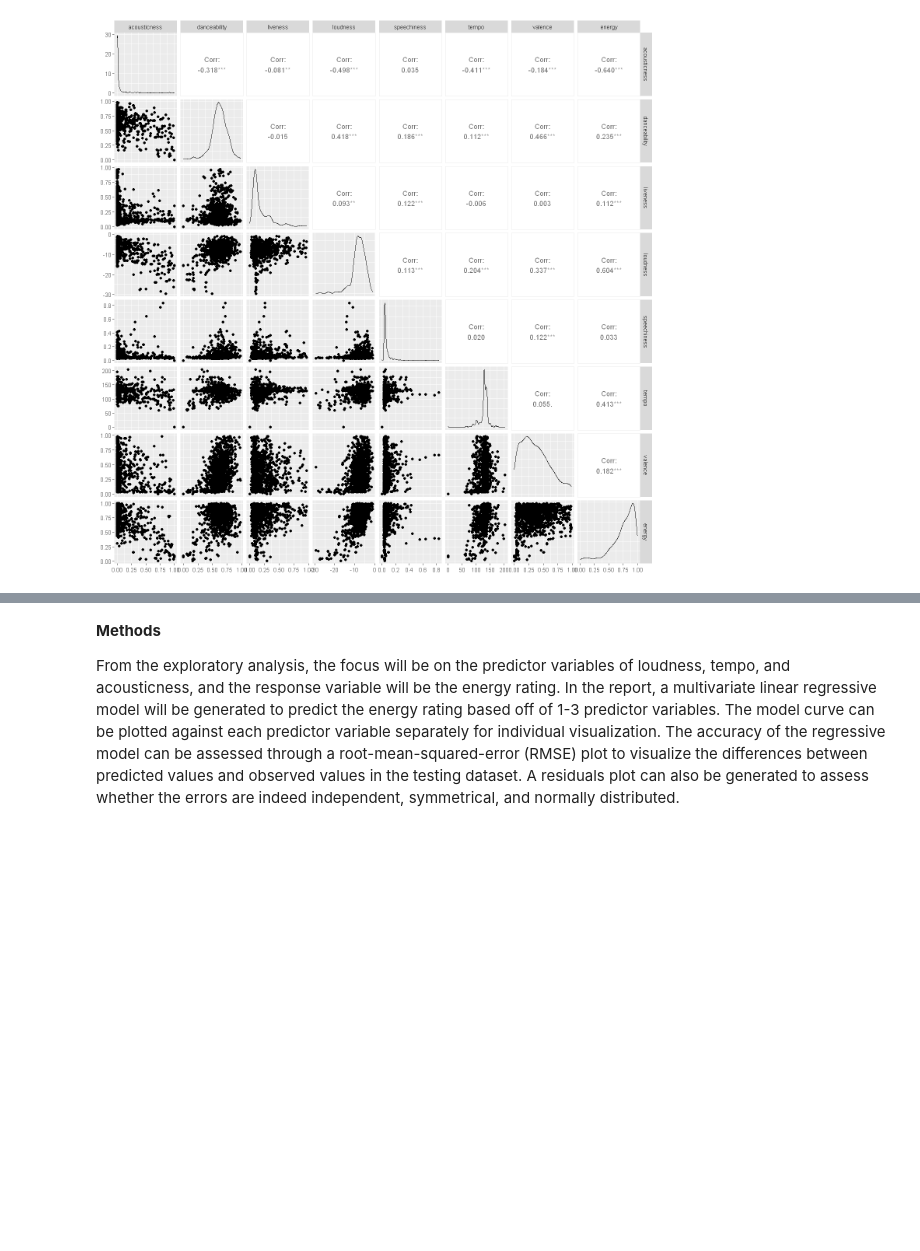
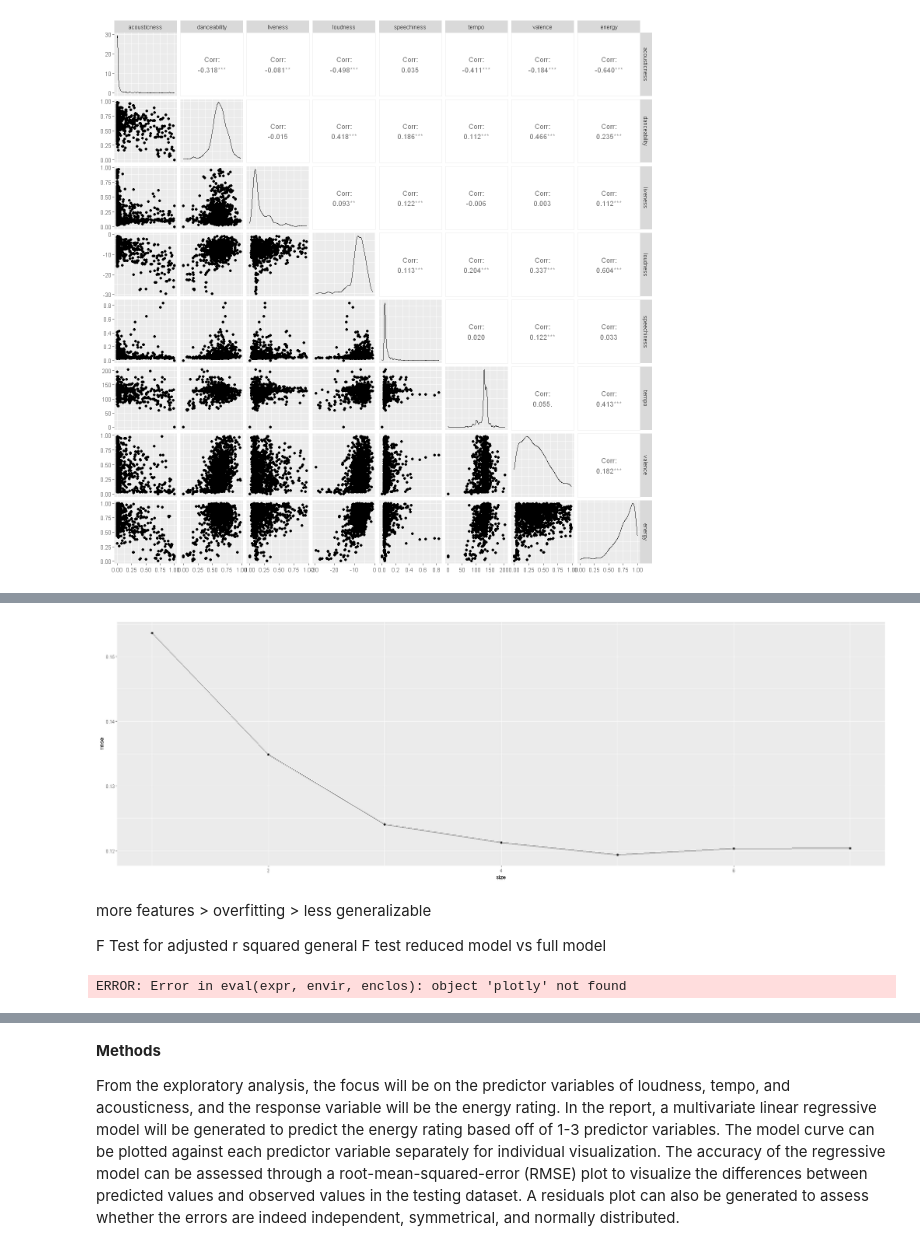
Before and after one commit to pat-ok/DSCI100_predictive_statistics_project, a Jupyter notebook: DSCI100 Project.ipynb, the cells around one changed output, grey strips where cells are left out. Drawn from its saved outputs; the diff is of its cells as text; code cells hidden in the pictures; blank space fills up the shorter version.

```diff
--- a/DSCI100 Project.ipynb
+++ b/DSCI100 Project.ipynb
@@ -233,0 +356,16 @@ Figure 2.3 (Right) Tempo vs Energy of House Music
+# %%
+accuracy_plot <- accuracies %>%
+    ggplot(aes(x = size, y = rmse)) +
+    geom_line() +
+    geom_point()
+accuracy_plot
+# %% [output]
+[figure, added]
+# %% [markdown]
+more features > overfitting > less generalizable
+
+F Test for adjusted r squared general F test reduced model vs full model
+# %%
+plotly
+# %% [output]
+ERROR: Error in eval(expr, envir, enclos): object 'plotly' not found
```
Also changed, not shown: parts of 14 cells of this notebook, 2 other files.
